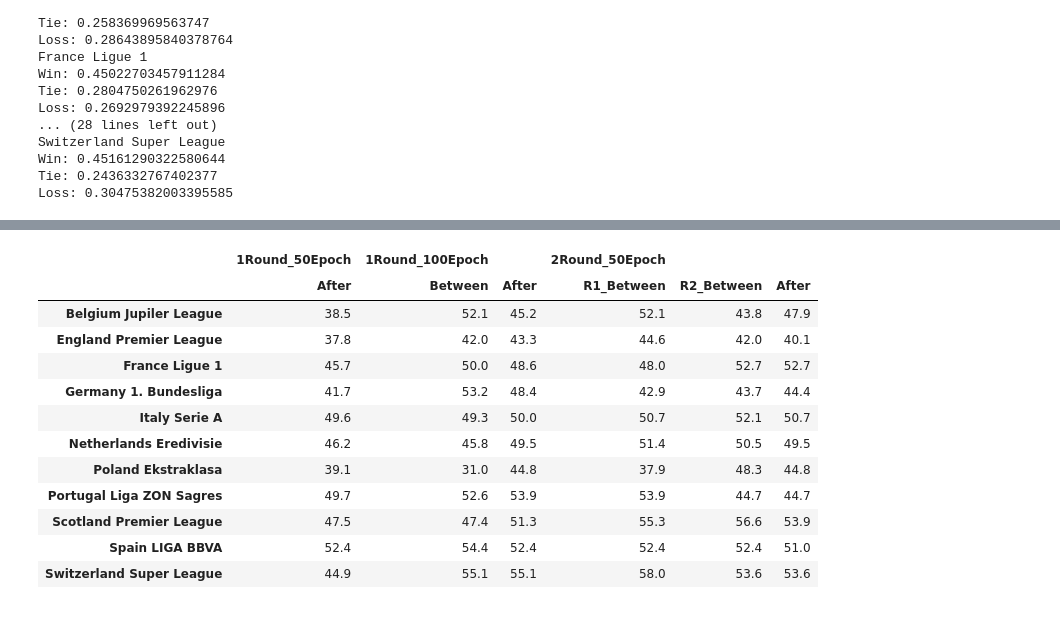
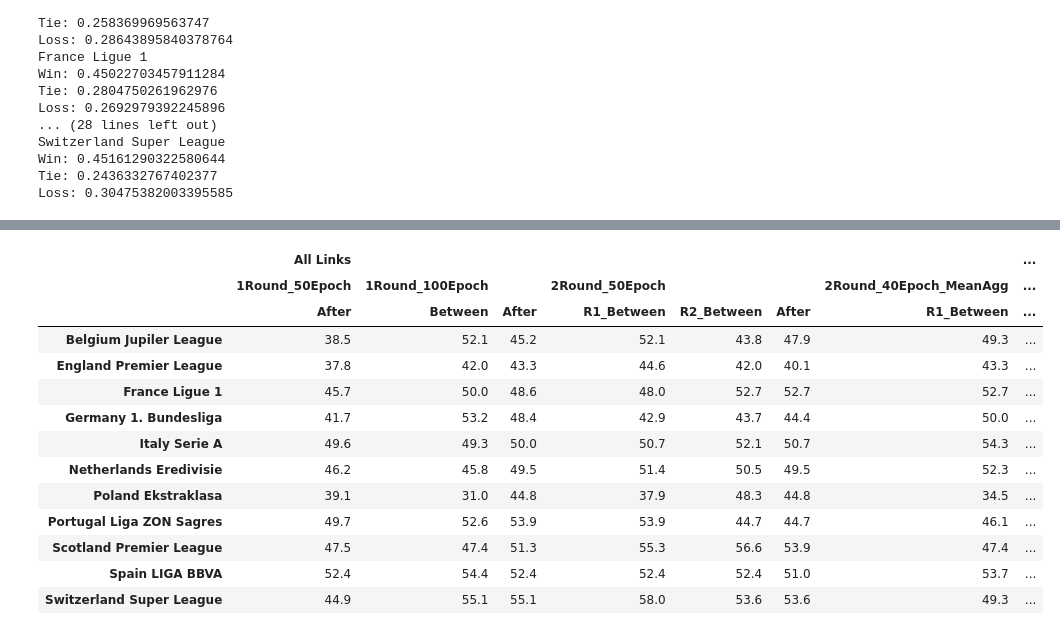
Before and after one commit to sunnybutwithano/Sports-Analysis-with-GNNs, a Jupyter notebook: vis.ipynb, the cells around one changed output, grey strips where cells are left out. Drawn from its saved outputs; the diff is of its cells as text; code cells hidden in the pictures.

```diff
--- a/vis.ipynb
+++ b/vis.ipynb
@@ -76,24 +163,32 @@ fig.set_size_inches((20, 9))
 # %%
-Accuracy_dict = {
-    ('1Round_50Epoch', 'After'): [0.385, 0.378, 0.457, 0.417, 0.496, 0.462, 0.391, 0.497, 0.475, 0.524, 0.449],
-    ('1Round_100Epoch', 'Between'): [0.521, 0.420, 0.500, 0.532, 0.493, 0.458, 0.310, 0.526, 0.474, 0.544, 0.551],
-    ('1Round_100Epoch', 'After'): [0.452, 0.433, 0.486, 0.484, 0.500, 0.495, 0.448, 0.539, 0.513, 0.524, 0.551],
-    ('2Round_50Epoch', 'R1_Between'): [0.521, 0.446, 0.480, 0.429, 0.507, 0.514, 0.379, 0.539, 0.553, 0.524, 0.580],
-    ('2Round_50Epoch', 'R2_Between'): [0.438, 0.420, 0.527, 0.437, 0.521, 0.505, 0.483, 0.447, 0.566, 0.524, 0.536],
-    ('2Round_50Epoch', 'After'): [0.479, 0.401, 0.527, 0.444, 0.507, 0.495, 0.448, 0.447, 0.539, 0.510, 0.536]
+Test_Accuracy_dict = {
+    ('All Links', '1Round_50Epoch', 'After'): [0.385, 0.378, 0.457, 0.417, 0.496, 0.462, 0.391, 0.497, 0.475, 0.524, 0.449],
+    ('All Links', '1Round_100Epoch', 'Between'): [0.521, 0.420, 0.500, 0.532, 0.493, 0.458, 0.310, 0.526, 0.474, 0.544, 0.551],
+    ('All Links', '1Round_100Epoch', 'After'): [0.452, 0.433, 0.486, 0.484, 0.500, 0.495, 0.448, 0.539, 0.513, 0.524, 0.551],
+    ('All Links', '2Round_50Epoch', 'R1_Between'): [0.521, 0.446, 0.480, 0.429, 0.507, 0.514, 0.379, 0.539, 0.553, 0.524, 0.580],
+    ('All Links', '2Round_50Epoch', 'R2_Between'): [0.438, 0.420, 0.527, 0.437, 0.521, 0.505, 0.483, 0.447, 0.566, 0.524, 0.536],
+    ('All Links', '2Round_50Epoch', 'After'): [0.479, 0.401, 0.527, 0.444, 0.507, 0.495, 0.448, 0.447, 0.539, 0.510, 0.536],
+    ('All Links', '2Round_40Epoch_MeanAgg', 'R1_Between'): [0.493, 0.433, 0.527, 0.500, 0.543, 0.523, 0.345, 0.461, 0.474, 0.537, 0.493],
+    ('All Links', '2Round_40Epoch_MeanAgg', 'R2_Between'): [0.507, 0.427, 0.507, 0.492, 0.564, 0.514, 0.241, 0.395, 0.461, 0.531, 0.478],
+    ('All Links', '2Round_40Epoch_MeanAgg', 'After'): [0.466, 0.420, 0.527, 0.492, 0.557, 0.505, 0.276, 0.408, 0.487, 0.524, 0.478],
+    ('Removed Links', '2Round_40Epoch', 'R1_Between'): [0.521, 0.446, 0.520, 0.429, 0.493, 0.549, 0.379, 0.513, 0.500, 0.483, 0.493],
+    ('Removed Links', '2Round_40Epoch', 'R2_Between'): [0.493, 0.408, 0.514, 0.468, 0.493, 0.514, 0.517, 0.487, 0.500, 0.524, 0.522],
+    ('Removed Links', '2Round_40Epoch', 'After'): [0.438, 0.382, 0.520, 0.468, 0.493, 0.570, 0.552, 0.474, 0.513, 0.483, 0.522],
 }
-pd.DataFrame(Accuracy_dict, index=league_names)*100
+test_table = pd.DataFrame(Test_Accuracy_dict, index=league_names)*100
+test_table
 # %% [output]
-|  | 1Round_50Epoch | 1Round_100Epoch |  | 2Round_50Epoch |  |  |
-|  | After | Between | After | R1_Between | R2_Between | After |
-| Belgium Jupiler League | 38.5 | 52.1 | 45.2 | 52.1 | 43.8 | 47.9 |
-| England Premier League | 37.8 | 42.0 | 43.3 | 44.6 | 42.0 | 40.1 |
-| France Ligue 1 | 45.7 | 50.0 | 48.6 | 48.0 | 52.7 | 52.7 |
-| Germany 1. Bundesliga | 41.7 | 53.2 | 48.4 | 42.9 | 43.7 | 44.4 |
-| Italy Serie A | 49.6 | 49.3 | 50.0 | 50.7 | 52.1 | 50.7 |
-| Netherlands Eredivisie | 46.2 | 45.8 | 49.5 | 51.4 | 50.5 | 49.5 |
-| Poland Ekstraklasa | 39.1 | 31.0 | 44.8 | 37.9 | 48.3 | 44.8 |
-| Portugal Liga ZON Sagres | 49.7 | 52.6 | 53.9 | 53.9 | 44.7 | 44.7 |
-| Scotland Premier League | 47.5 | 47.4 | 51.3 | 55.3 | 56.6 | 53.9 |
-| Spain LIGA BBVA | 52.4 | 54.4 | 52.4 | 52.4 | 52.4 | 51.0 |
-| Switzerland Super League | 44.9 | 55.1 | 55.1 | 58.0 | 53.6 | 53.6 |
+|  | All Links |  |  |  |  |  |  | ... |
+|  | 1Round_50Epoch | 1Round_100Epoch |  | 2Round_50Epoch |  |  | 2Round_40Epoch_MeanAgg | ... |
+|  | After | Between | After | R1_Between | R2_Between | After | R1_Between | ... |
+| Belgium Jupiler League | 38.5 | 52.1 | 45.2 | 52.1 | 43.8 | 47.9 | 49.3 | ... |
+| England Premier League | 37.8 | 42.0 | 43.3 | 44.6 | 42.0 | 40.1 | 43.3 | ... |
+| France Ligue 1 | 45.7 | 50.0 | 48.6 | 48.0 | 52.7 | 52.7 | 52.7 | ... |
+| Germany 1. Bundesliga | 41.7 | 53.2 | 48.4 | 42.9 | 43.7 | 44.4 | 50.0 | ... |
+| Italy Serie A | 49.6 | 49.3 | 50.0 | 50.7 | 52.1 | 50.7 | 54.3 | ... |
+| Netherlands Eredivisie | 46.2 | 45.8 | 49.5 | 51.4 | 50.5 | 49.5 | 52.3 | ... |
+| Poland Ekstraklasa | 39.1 | 31.0 | 44.8 | 37.9 | 48.3 | 44.8 | 34.5 | ... |
+| Portugal Liga ZON Sagres | 49.7 | 52.6 | 53.9 | 53.9 | 44.7 | 44.7 | 46.1 | ... |
+| Scotland Premier League | 47.5 | 47.4 | 51.3 | 55.3 | 56.6 | 53.9 | 47.4 | ... |
+| Spain LIGA BBVA | 52.4 | 54.4 | 52.4 | 52.4 | 52.4 | 51.0 | 53.7 | ... |
+| Switzerland Super League | 44.9 | 55.1 | 55.1 | 58.0 | 53.6 | 53.6 | 49.3 | ... |
```
Also changed, not shown: parts of 25 cells of this notebook, 6 other files.
